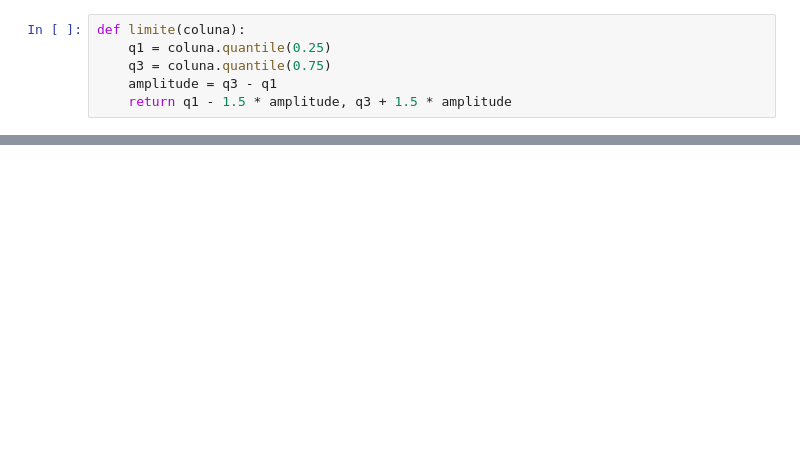
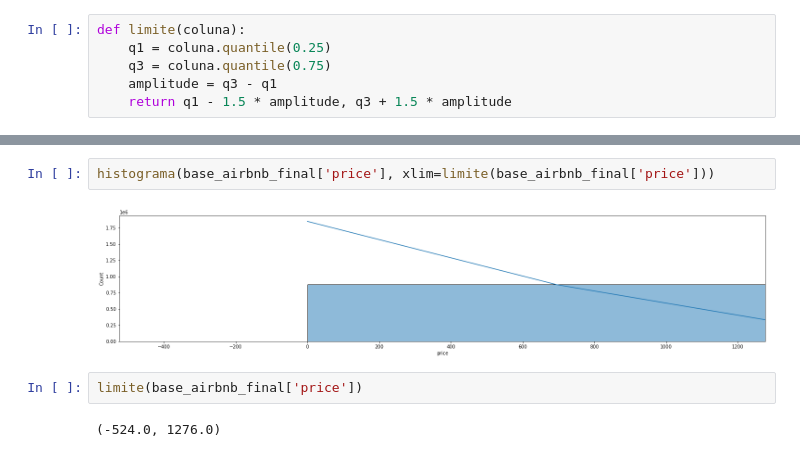
Before and after one commit to AlbertoFAraujo/Py_ML_Airbnb_RJ, a Jupyter notebook: DataScience-Airbnb.ipynb, the cells around one changed output, grey strips where cells are left out. Cells and saved outputs as stored; diff of their text form; blank space fills up the shorter version.

```diff
--- a/DataScience-Airbnb.ipynb
+++ b/DataScience-Airbnb.ipynb
@@ -298,0 +370,8 @@ Name: price, dtype: float64
+# %%
+histograma(base_airbnb_final['price'], xlim=limite(base_airbnb_final['price']))
+# %% [output]
+[figure, added]
+# %%
+limite(base_airbnb_final['price'])
+# %% [output]
+(-524.0, 1276.0)
```
Also changed, not shown: parts of 11 cells of this notebook.
